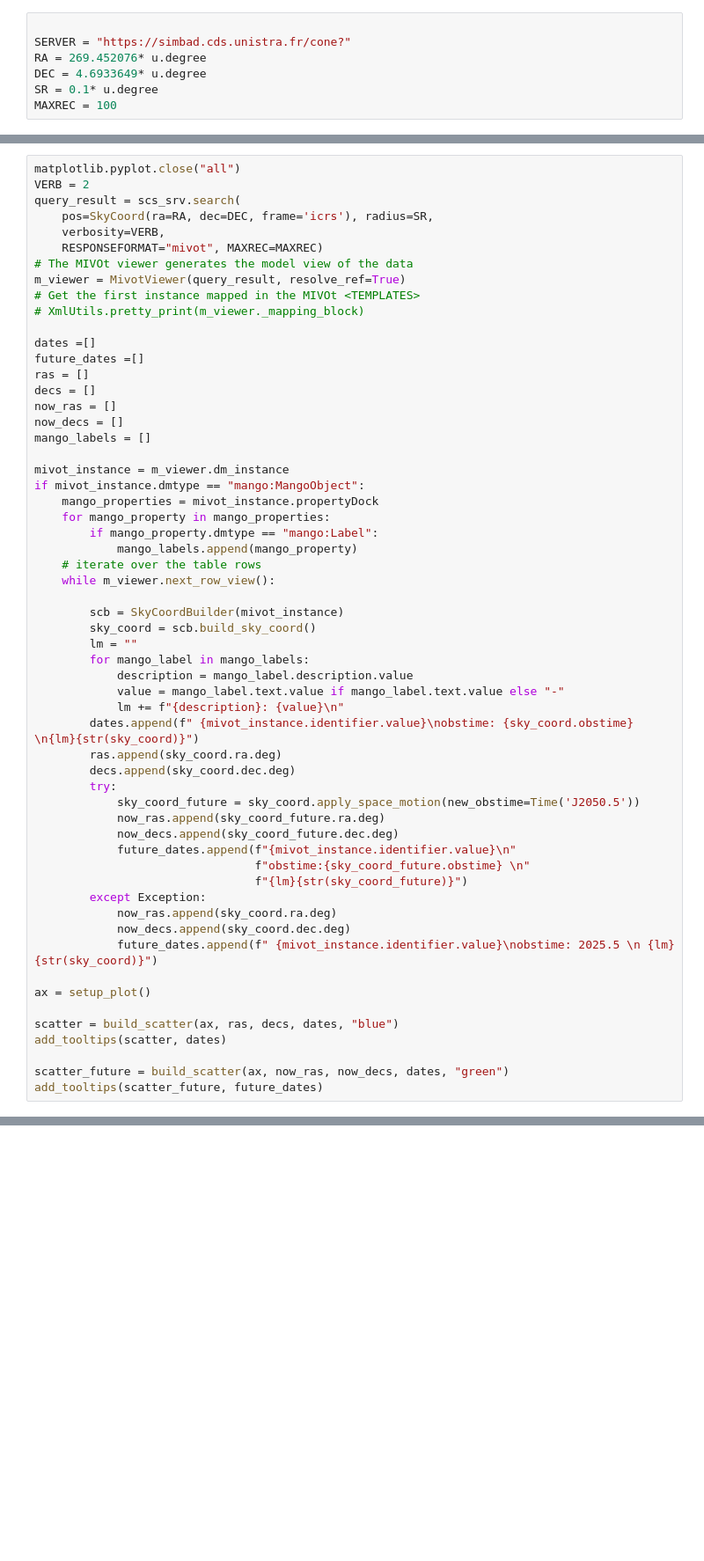
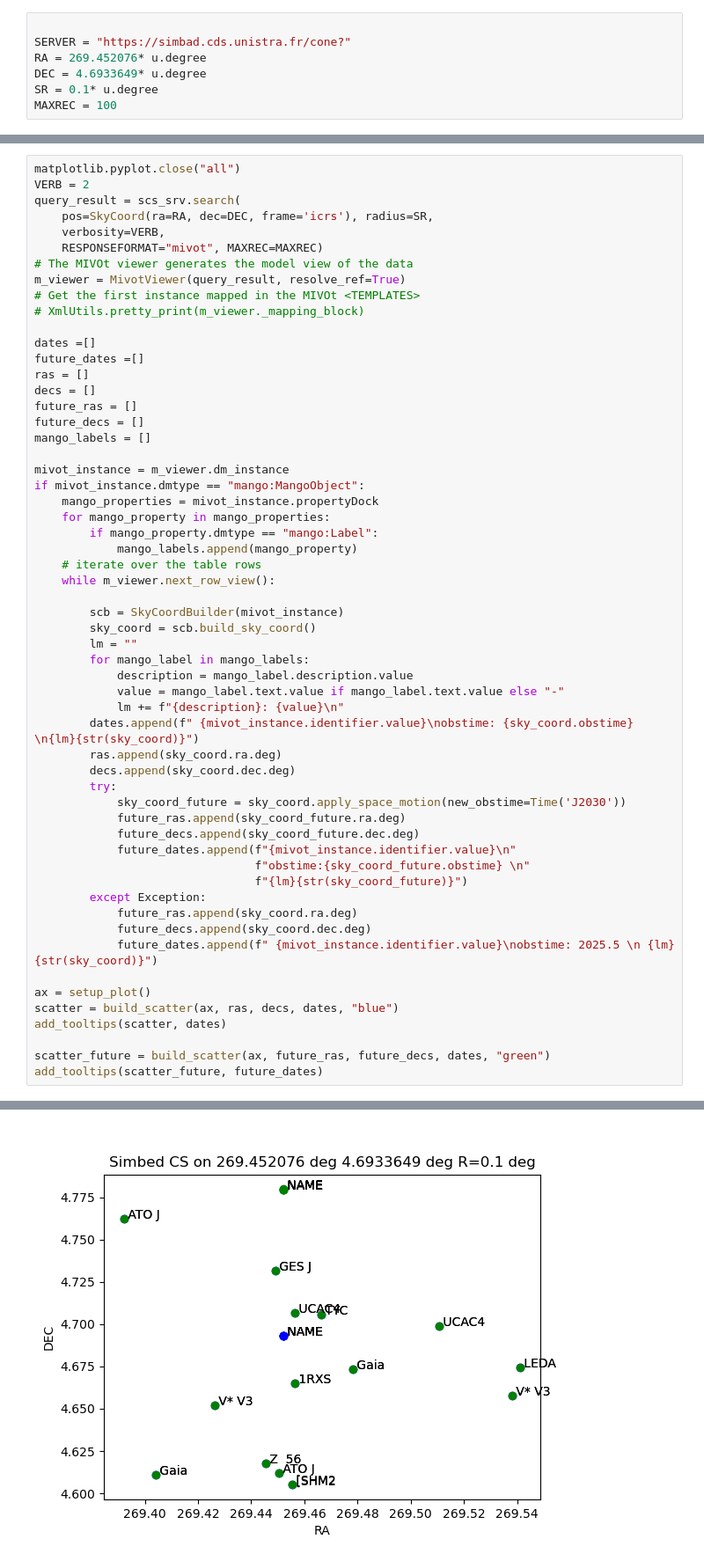
Before and after one commit to lmichel/pyvo_mivot_bench, a Jupyter notebook: notebook/simbad-cs-v1.ipynb, the cells around one changed output, grey strips where cells are left out. Shown: that part at 88% size. Cells and saved outputs as stored; diff of their text form; blank space fills up the shorter version.

```diff
--- a/notebook/simbad-cs-v1.ipynb
+++ b/notebook/simbad-cs-v1.ipynb
@@ -156,8 +169,8 @@ dates =[]
 future_dates =[]
 ras = []
 decs = []
-now_ras = []
-now_decs = []
+future_ras = []
+future_decs = []
 mango_labels = []
 
 mivot_instance = m_viewer.dm_instance
@@ -180,22 +193,21 @@ if mivot_instance.dmtype == "mango:MangoObject":
         ras.append(sky_coord.ra.deg)
         decs.append(sky_coord.dec.deg)
         try:
-            sky_coord_future = sky_coord.apply_space_motion(new_obstime=Time('J2050.5'))
-            now_ras.append(sky_coord_future.ra.deg)
-            now_decs.append(sky_coord_future.dec.deg)
+            sky_coord_future = sky_coord.apply_space_motion(new_obstime=Time('J2030'))
+            future_ras.append(sky_coord_future.ra.deg)
+            future_decs.append(sky_coord_future.dec.deg)
             future_dates.append(f"{mivot_instance.identifier.value}\n"
                                 f"obstime:{sky_coord_future.obstime} \n"
                                 f"{lm}{str(sky_coord_future)}")
         except Exception:
-            now_ras.append(sky_coord.ra.deg)
-            now_decs.append(sky_coord.dec.deg)
+            future_ras.append(sky_coord.ra.deg)
+            future_decs.append(sky_coord.dec.deg)
             future_dates.append(f" {mivot_instance.identifier.value}\nobstime: 2025.5 \n {lm}{str(sky_coord)}")
 
 ax = setup_plot()
-
 scatter = build_scatter(ax, ras, decs, dates, "blue")
 add_tooltips(scatter, dates)
 
-scatter_future = build_scatter(ax, now_ras, now_decs, dates, "green")
+scatter_future = build_scatter(ax, future_ras, future_decs, dates, "green")
 add_tooltips(scatter_future, future_dates)
 # %% [output]
@@ -202,0 +214 @@ TypeError: can only concatenate str (not "NoneType") to str
+[figure, added]
```
Also changed, not shown: parts of 10 cells of this notebook, 3 other files.
